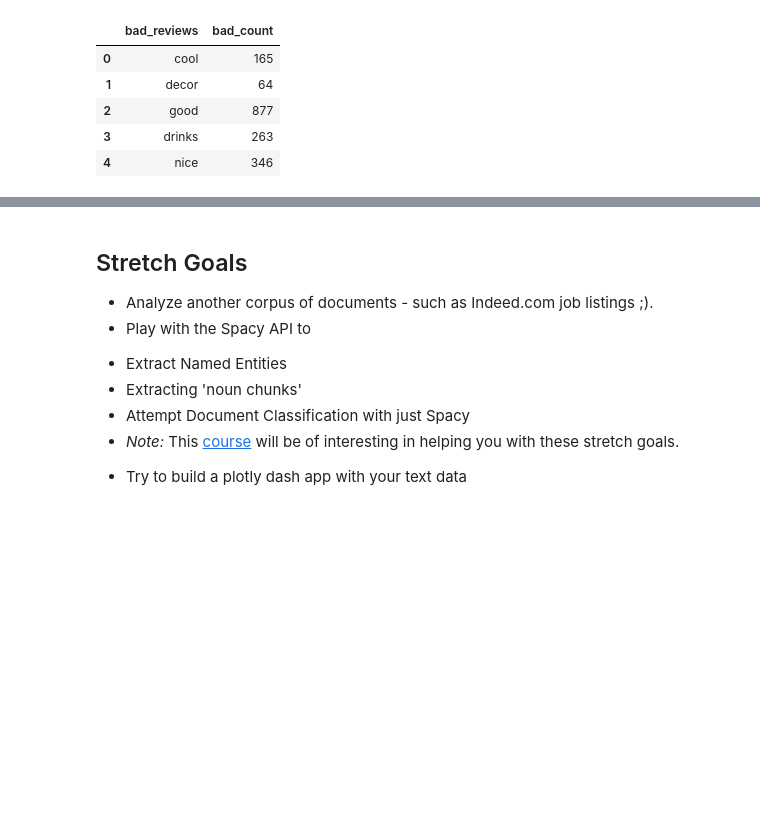
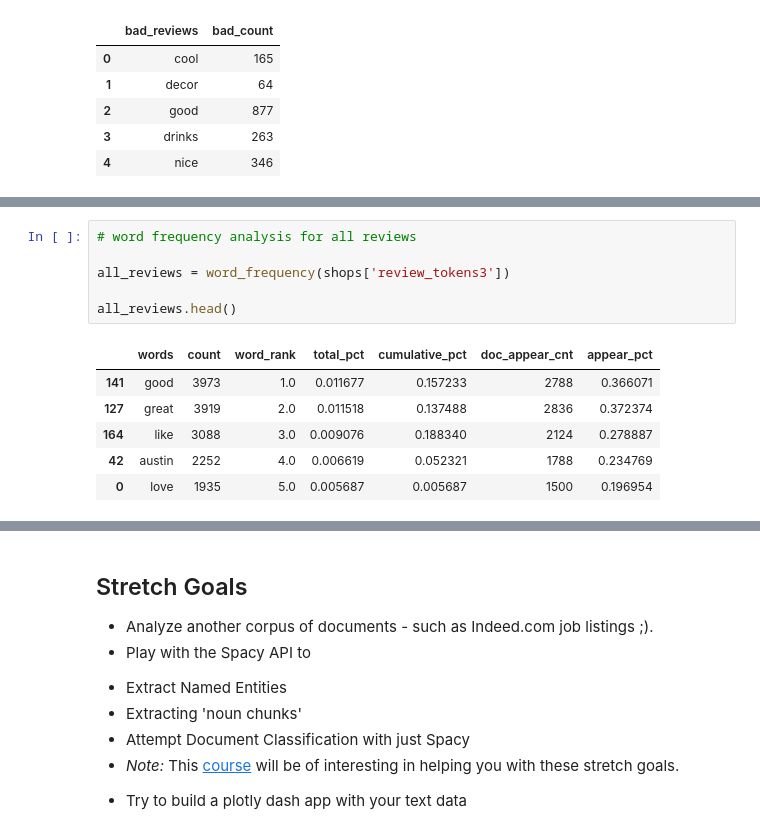
Before and after one commit to EvidenceN/Unit4_Lamda_DS, a Jupyter notebook: module1-text-data/Answers_Unit4_Week1_Day1.ipynb, the cells around one changed output, grey strips where cells are left out. Cells and saved outputs as stored; diff of their text form; blank space fills up the shorter version.

```diff
--- a/module1-text-data/Answers_Unit4_Week1_Day1.ipynb
+++ b/module1-text-data/Answers_Unit4_Week1_Day1.ipynb
@@ -665,0 +803,13 @@ goodVbad.head()
+# %%
+# word frequency analysis for all reviews
+
+all_reviews = word_frequency(shops['review_tokens3'])
+
+all_reviews.head()
+# %% [output]
+|  | words | count | word_rank | total_pct | cumulative_pct | doc_appear_cnt | appear_pct |
+| 141 | good | 3973 | 1.0 | 0.011677 | 0.157233 | 2788 | 0.366071 |
+| 127 | great | 3919 | 2.0 | 0.011518 | 0.137488 | 2836 | 0.372374 |
+| 164 | like | 3088 | 3.0 | 0.009076 | 0.188340 | 2124 | 0.278887 |
+| 42 | austin | 2252 | 4.0 | 0.006619 | 0.052321 | 1788 | 0.234769 |
+| 0 | love | 1935 | 5.0 | 0.005687 | 0.005687 | 1500 | 0.196954 |
```
Also changed, not shown: parts of 18 cells of this notebook, 1 other file.
